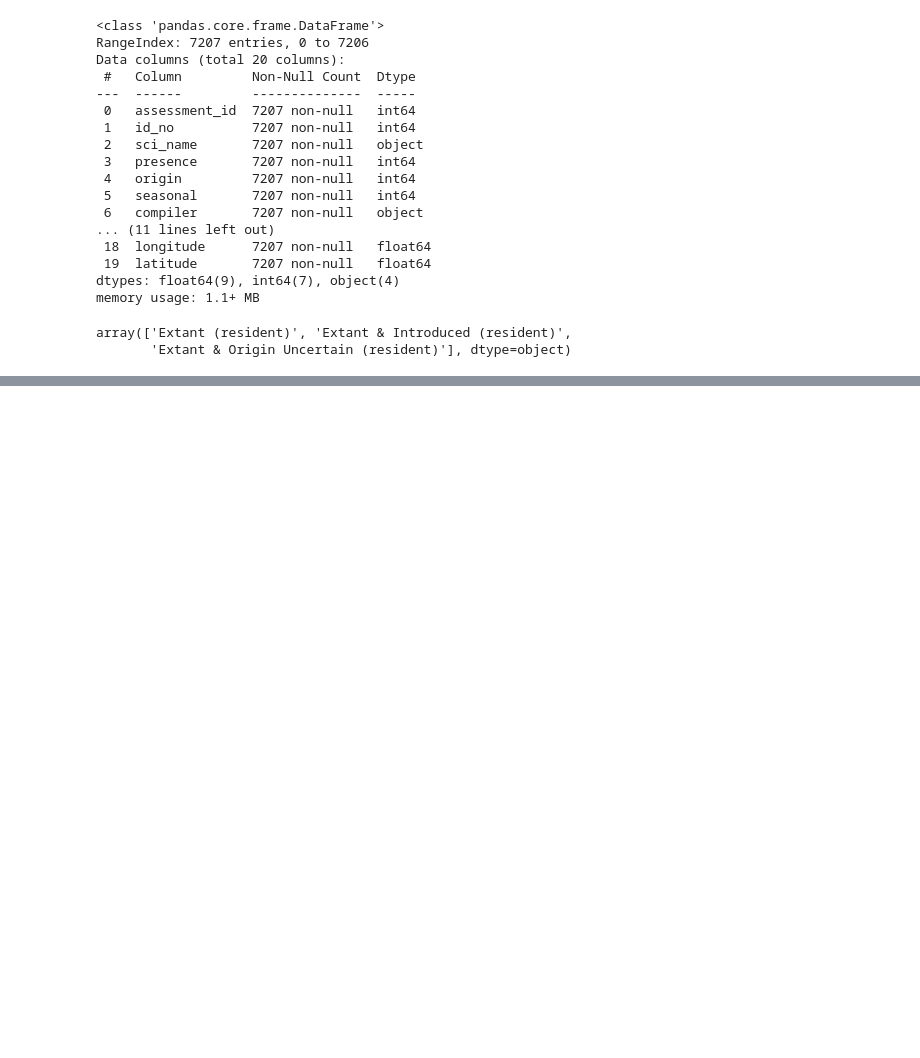
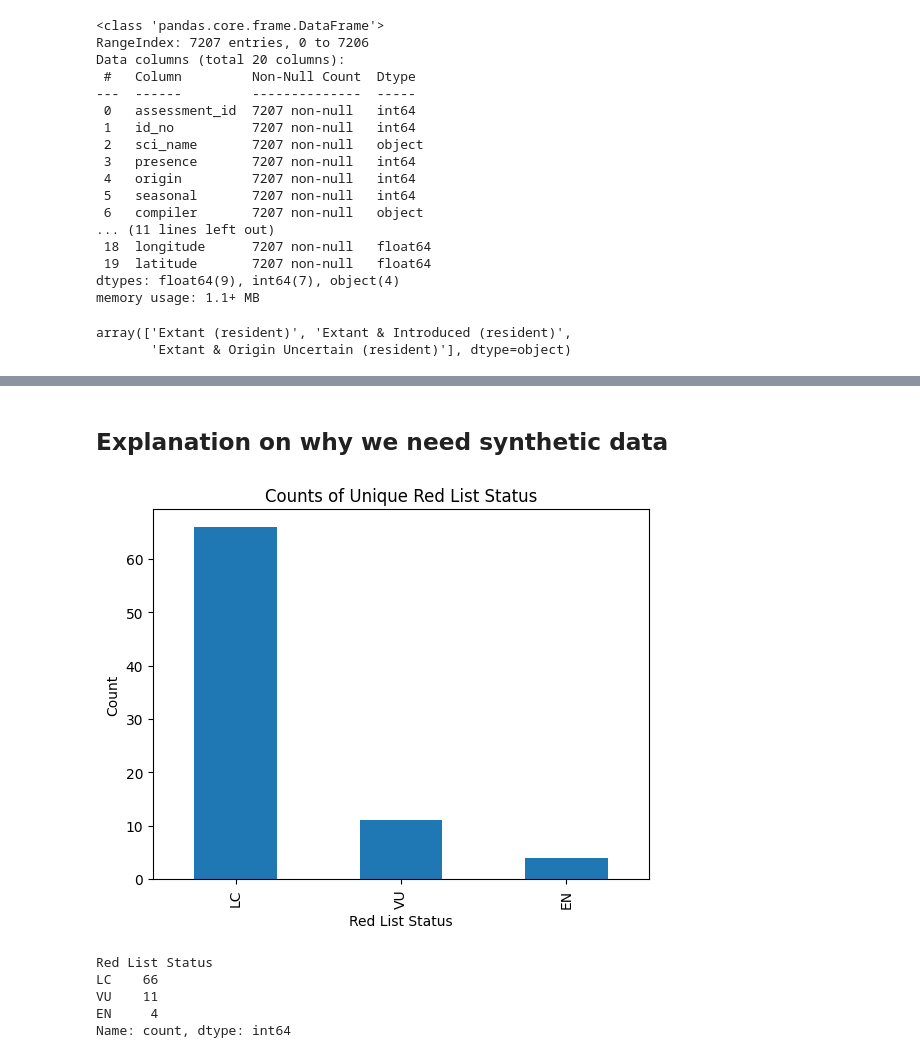
Before and after one commit to Kenny101-dot/Ornistone-Project, a Jupyter notebook: Analysis/EDA4.ipynb, the cells around one changed output, grey strips where cells are left out. Saved outputs shown, nothing was run; the diff lists cells and outputs as text; code cells hidden in the pictures; blank space fills up the shorter version.

Commit message:
Map_and_RedListStatus

```diff
--- a/Analysis/EDA4.ipynb
+++ b/Analysis/EDA4.ipynb
@@ -48,3 +48,28 @@ dataframe.head()
 | 2 | American Wigeon | 1 | mareca americana | amewig | NaN | NaN |
 | 3 | Arctic Tern | 162 | sterna paradisaea | arcter | LC | LC |
 | 4 | Bank Swallow | 86 | riparia riparia | banswa | LC | LC |
+# %%
+df3 =pd.read_csv('../data/finally_bird_list.csv')
+# %% [markdown]
+## Explanation on why we need synthetic data
+# %%
+import matplotlib.pyplot as plt
+
+# Count the unique values in the "Red List Status" column
+red_list_counts = df3["Red List Status"].value_counts()
+
+# Plot the counts
+red_list_counts.plot(kind='bar')
+plt.xlabel('Red List Status')
+plt.ylabel('Count')
+plt.title('Counts of Unique Red List Status')
+plt.show()
+# Print the actual counts of all unique Red List Status
+print(red_list_counts)
+# %% [output]
+[figure, added]
+Red List Status
+LC    66
+VU    11
+EN     4
+Name: count, dtype: int64
```
Also changed, not shown: parts of 2 cells of this notebook, 2 other files.
